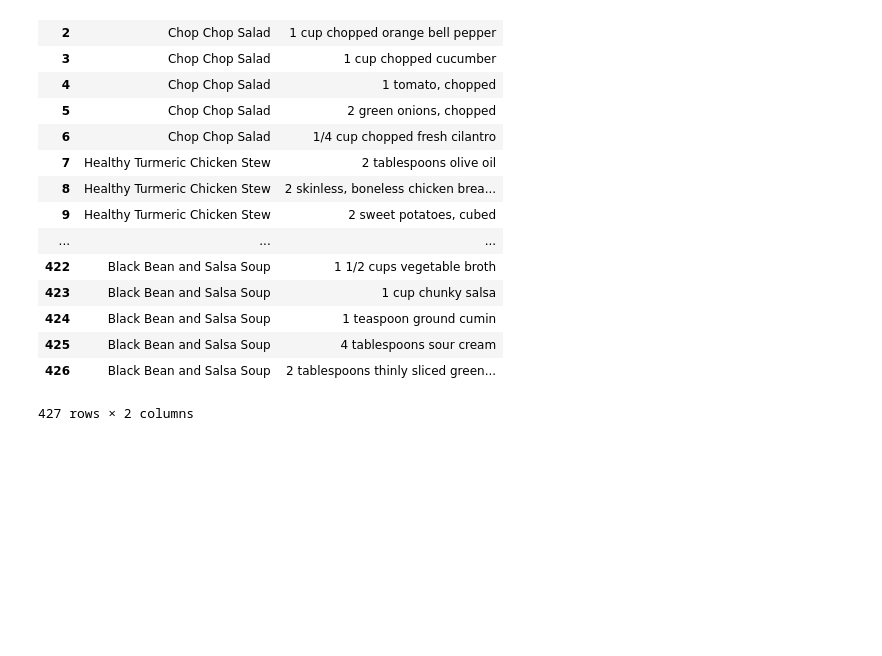
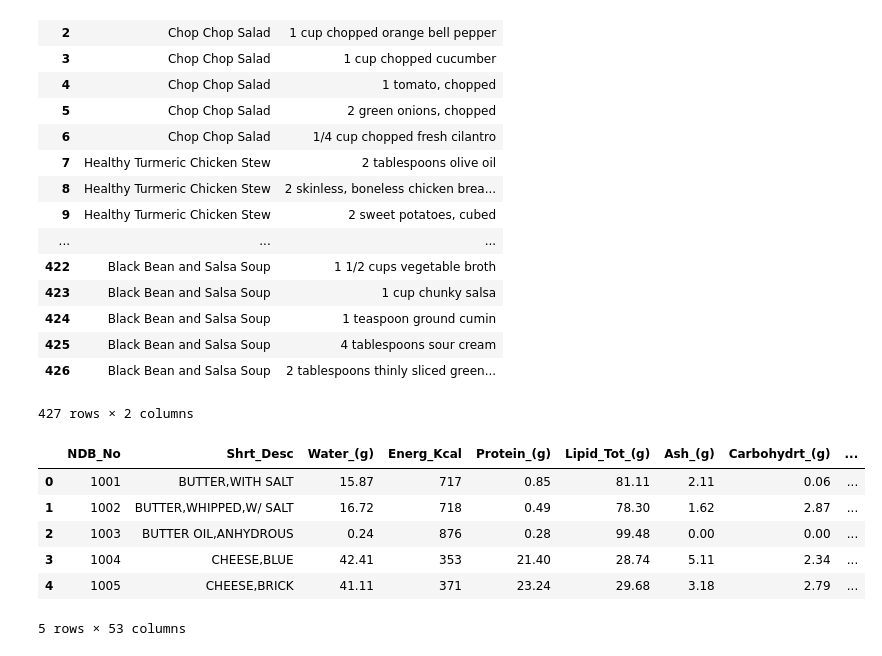
Before and after one commit to techsmj/Extract-Transform-Load-Project, a Jupyter notebook: recipes_csv.ipynb, the cells around one changed output. Cells and saved outputs as stored; diff of their text form; code cells hidden in the pictures; blank space fills up the shorter version.

```diff
--- a/recipes_csv.ipynb
+++ b/recipes_csv.ipynb
@@ -116,0 +121,10 @@ recipes_df
+# %%
+df.head()
+# %% [output]
+|  | NDB_No | Shrt_Desc | Water_(g) | Energ_Kcal | Protein_(g) | Lipid_Tot_(g) | Ash_(g) | Carbohydrt_(g) | ... |
+| 0 | 1001 | BUTTER,WITH SALT | 15.87 | 717 | 0.85 | 81.11 | 2.11 | 0.06 | ... |
+| 1 | 1002 | BUTTER,WHIPPED,W/ SALT | 16.72 | 718 | 0.49 | 78.30 | 1.62 | 2.87 | ... |
+| 2 | 1003 | BUTTER OIL,ANHYDROUS | 0.24 | 876 | 0.28 | 99.48 | 0.00 | 0.00 | ... |
+| 3 | 1004 | CHEESE,BLUE | 42.41 | 353 | 21.40 | 28.74 | 5.11 | 2.34 | ... |
+| 4 | 1005 | CHEESE,BRICK | 41.11 | 371 | 23.24 | 29.68 | 3.18 | 2.79 | ... |
+5 rows × 53 columns
```
Also changed, not shown: parts of 11 cells of this notebook, 6 other files.
